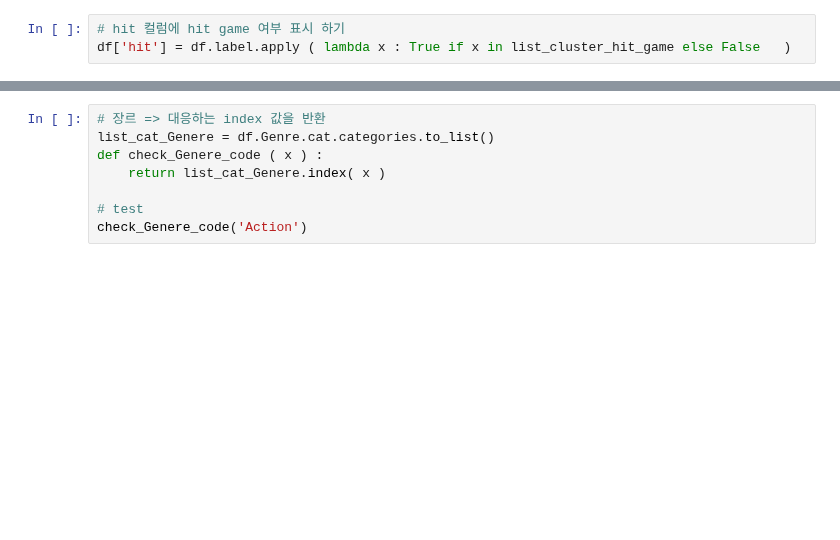
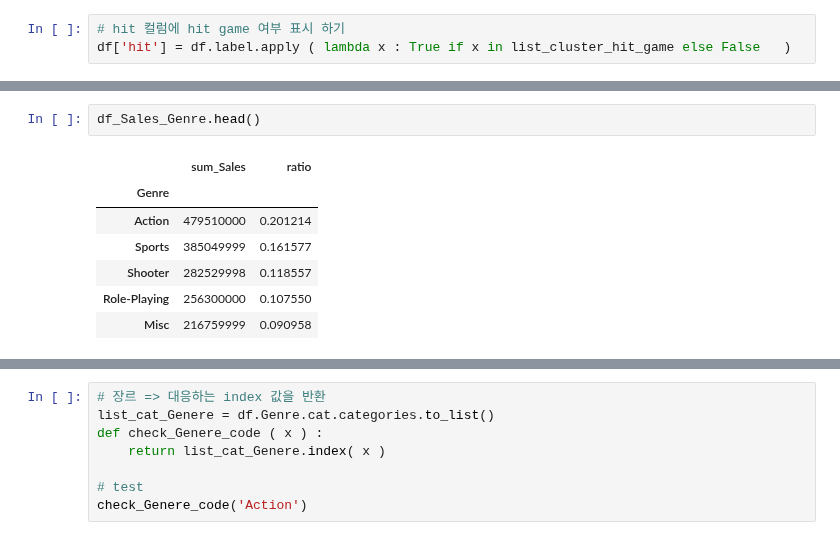
Before and after one commit to LamuneGitHub/A001_Python_Test, a Jupyter notebook: AI15_Prj_01/AI15-P1-이상필.ipynb, the cells around one changed output, grey strips where cells are left out. Saved outputs shown, nothing was run; the diff lists cells and outputs as text; blank space fills up the shorter version.

```diff
--- a/AI15_Prj_01/AI15-P1-이상필.ipynb
+++ b/AI15_Prj_01/AI15-P1-이상필.ipynb
@@ -821,0 +987,10 @@ df['hit'] = df.label.apply ( lambda x : True if x in list_cluster_hit_game else
+# %%
+df_Sales_Genre.head()
+# %% [output]
+|  | sum_Sales | ratio |
+| Genre |  |  |
+| Action | 479510000 | 0.201214 |
+| Sports | 385049999 | 0.161577 |
+| Shooter | 282529998 | 0.118557 |
+| Role-Playing | 256300000 | 0.107550 |
+| Misc | 216759999 | 0.090958 |
```
Also changed, not shown: parts of 17 cells of this notebook.
